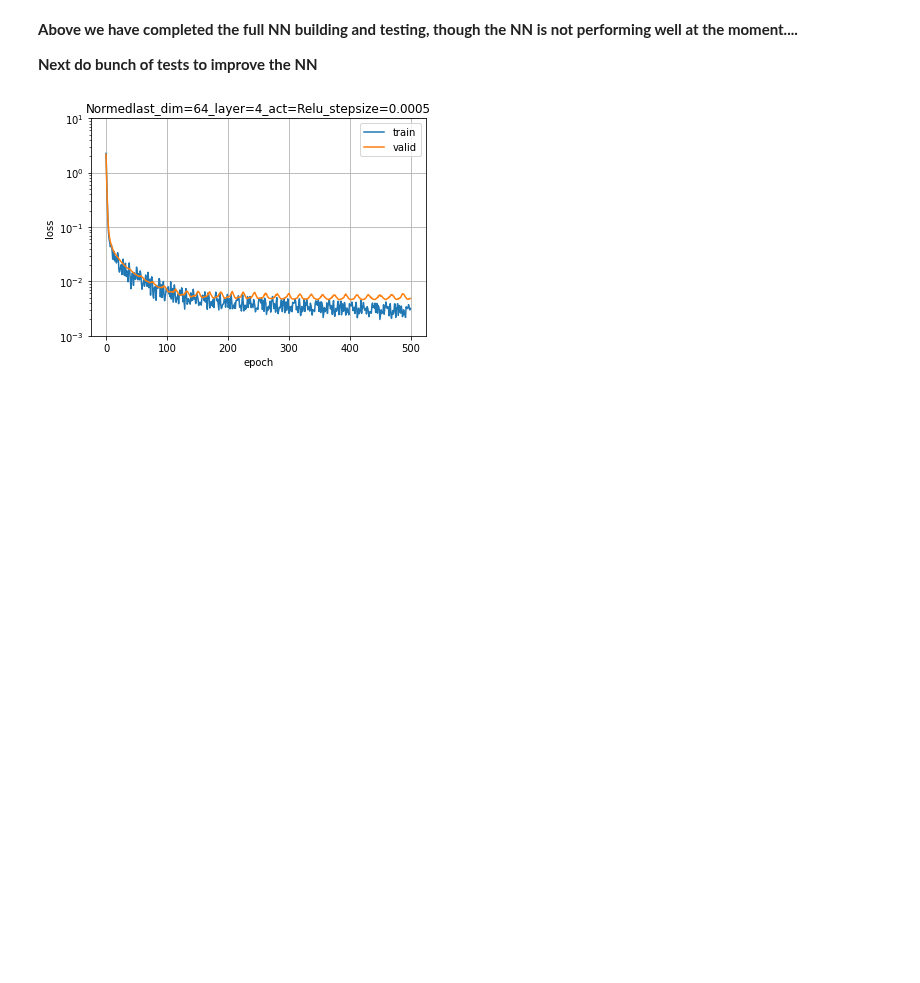
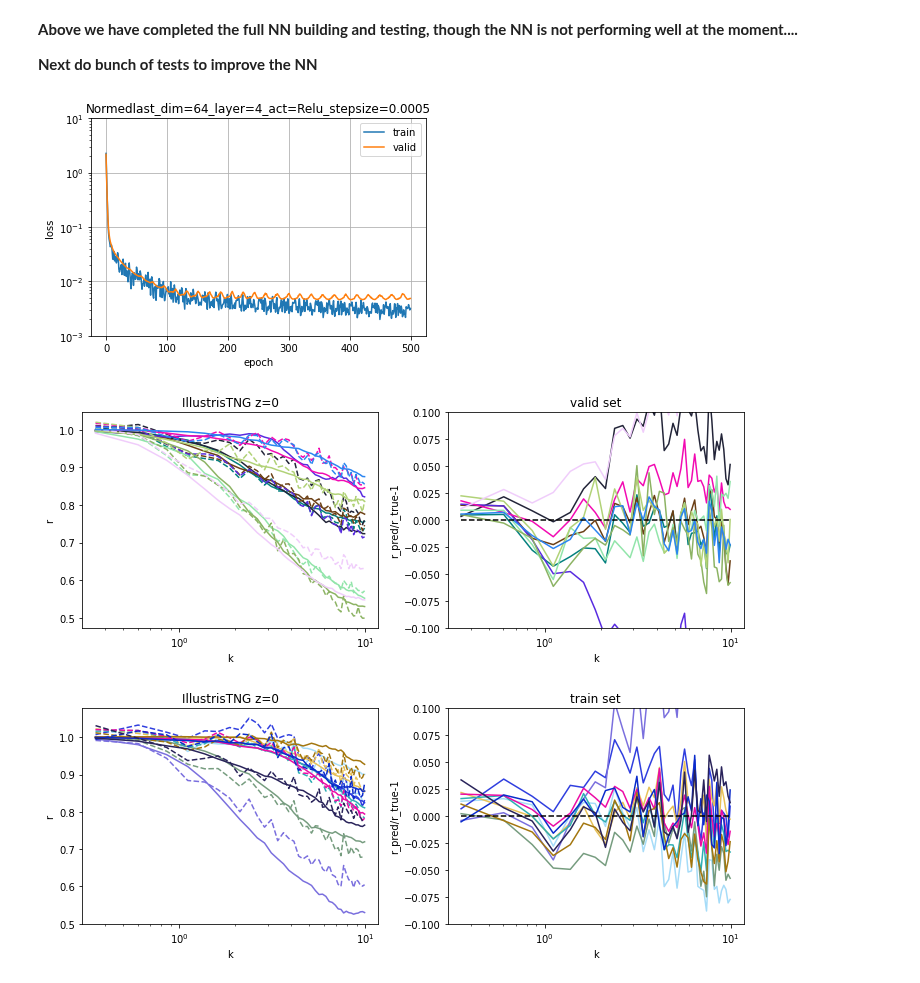
Before and after one commit to liuxx479/cosmo_dep_feedback, a Jupyter notebook: NN_jax.ipynb, the cells around one changed output. Saved outputs shown, nothing was run; the diff lists cells and outputs as text; code cells hidden in the pictures; blank space fills up the shorter version.

```diff
--- a/NN_jax.ipynb
+++ b/NN_jax.ipynb
@@ -368,3 +368,40 @@ show()
 [figure]
 # %%
 # !mkdir /content/drive/My\ Drive/cosmo_dep_feedback/plots
+# %%
+final_nn_params = get_params(opt_state)
+
+# ibatch = batch_valid
+seed(9)
+j=0
+for ibatch in (next(batches), batch_valid):
+
+  f, ax=subplots(1,2, figsize=(10,4))
+
+  cosmo_params, r_true_arr = ibatch[0], ibatch[1]
+  r_pred_arr = np.array(nn_apply(temp_nn_params, cosmo_params))
+
+  for i in range(10):
+    icolor=rand(3)
+    r_pred=r_pred_arr[i]
+    r_true=r_true_arr[i]
+    ax[0].plot(k, r_true, color=icolor)
+    ax[0].plot(k, r_pred, '--', color=icolor)
+    ax[1].plot(k, r_pred/r_true-1, color=icolor)
+  ax[0].set_xscale('log')
+  ax[0].set_xlabel('k')
+  ax[0].set_ylabel('r')
+  ax[0].set_title('%s z=%i'%(isim,z))
+  ax[1].plot(k, zeros(len(k)),'k--')
+
+  ax[1].set_ylim(-0.1, 0.1)
+  ax[1].set_xscale('log')
+  ax[1].set_xlabel('k')
+  ax[1].set_ylabel('r_pred/r_true-1')
+  ax[1].set_title(['valid set', 'train set'][j])
+  plt.tight_layout()
+  show()
+  j+=1
+# %% [output]
+[figure, added]
+[figure, added]
```
